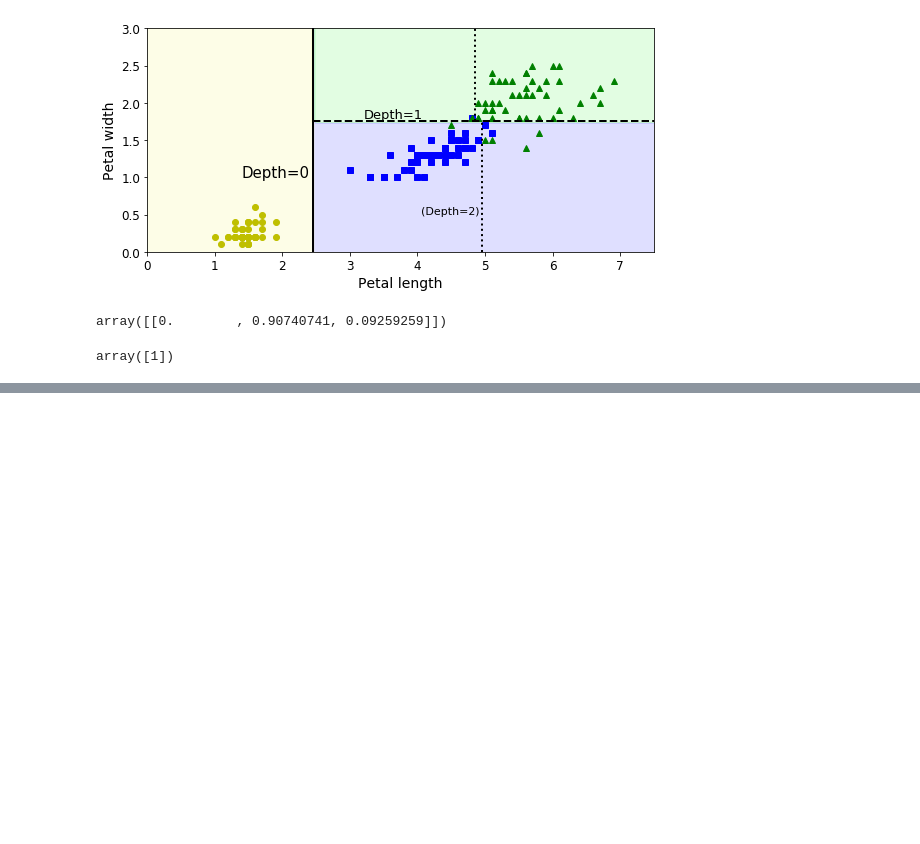
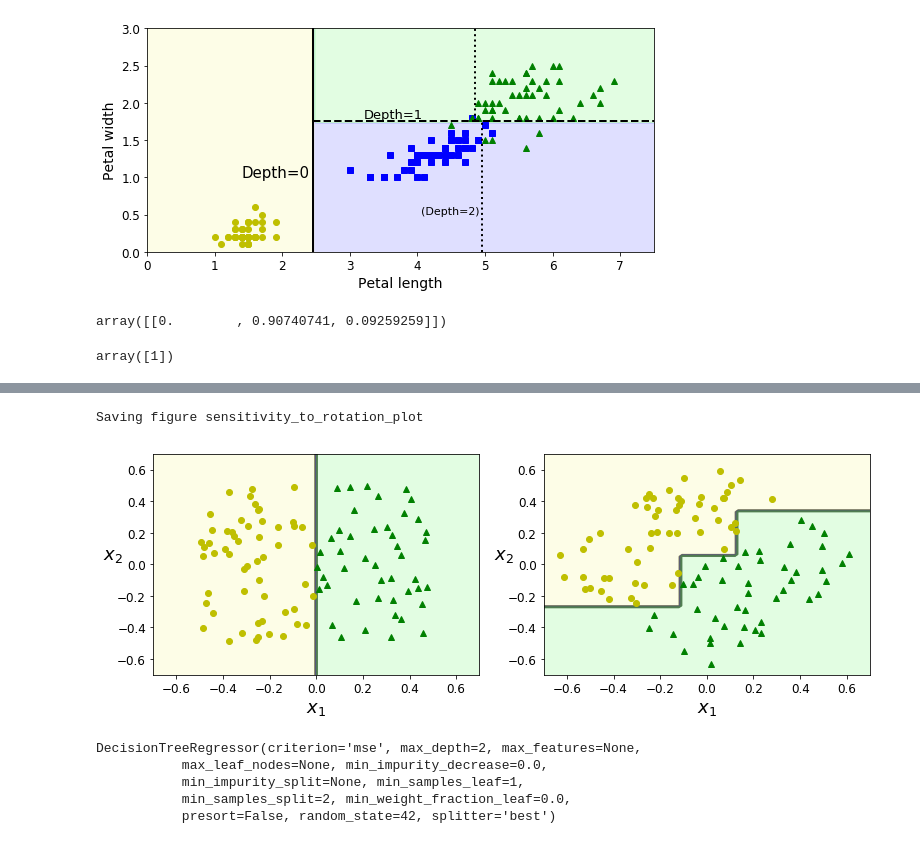
Before and after one commit to gustavoaires/advanced-topics-is, a Jupyter notebook: notebooks/Book 1 - Chapter 6.ipynb, the cells around one changed output, grey strips where cells are left out. Saved outputs shown, nothing was run; the diff lists cells and outputs as text; code cells hidden in the pictures; blank space fills up the shorter version.

```diff
--- a/notebooks/Book 1 - Chapter 6.ipynb
+++ b/notebooks/Book 1 - Chapter 6.ipynb
@@ -103,0 +175,25 @@ array([1])
+# %%
+np.random.seed(6)
+Xs = np.random.rand(100, 2) - 0.5
+ys = (Xs[:, 0] > 0).astype(np.float32) * 2
+
+angle = np.pi / 4
+rotation_matrix = np.array([[np.cos(angle), -np.sin(angle)], [np.sin(angle), np.cos(angle)]])
+Xsr = Xs.dot(rotation_matrix)
+
+tree_clf_s = DecisionTreeClassifier(random_state=42)
+tree_clf_s.fit(Xs, ys)
+tree_clf_sr = DecisionTreeClassifier(random_state=42)
+tree_clf_sr.fit(Xsr, ys)
+
+plt.figure(figsize=(11, 4))
+plt.subplot(121)
+plot_decision_boundary(tree_clf_s, Xs, ys, axes=[-0.7, 0.7, -0.7, 0.7], iris=False)
+plt.subplot(122)
+plot_decision_boundary(tree_clf_sr, Xsr, ys, axes=[-0.7, 0.7, -0.7, 0.7], iris=False)
+
+save_fig("sensitivity_to_rotation_plot")
+plt.show()
+# %% [output]
+Saving figure sensitivity_to_rotation_plot
+[figure, added]
@@ -103,0 +207,11 @@ array([1])
+# %%
+from sklearn.tree import DecisionTreeRegressor
+
+tree_reg = DecisionTreeRegressor(max_depth=2, random_state=42)
+tree_reg.fit(X, y)
+# %% [output]
+DecisionTreeRegressor(criterion='mse', max_depth=2, max_features=None,
+           max_leaf_nodes=None, min_impurity_decrease=0.0,
+           min_impurity_split=None, min_samples_leaf=1,
+           min_samples_split=2, min_weight_fraction_leaf=0.0,
+           presort=False, random_state=42, splitter='best')
```
Also changed, not shown: parts of 12 cells of this notebook, 6 other files.
